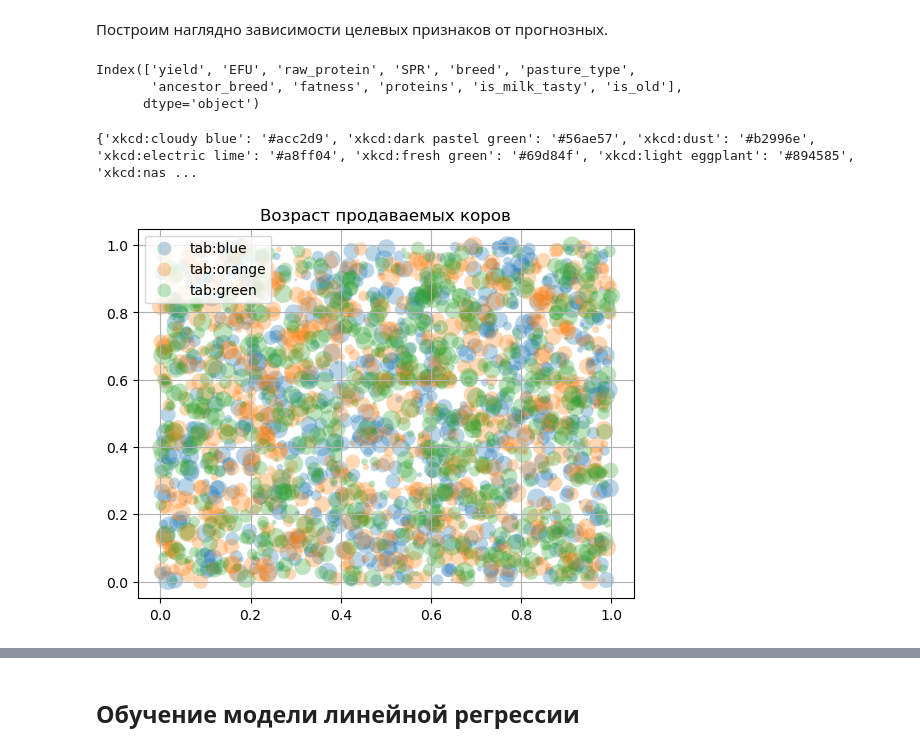
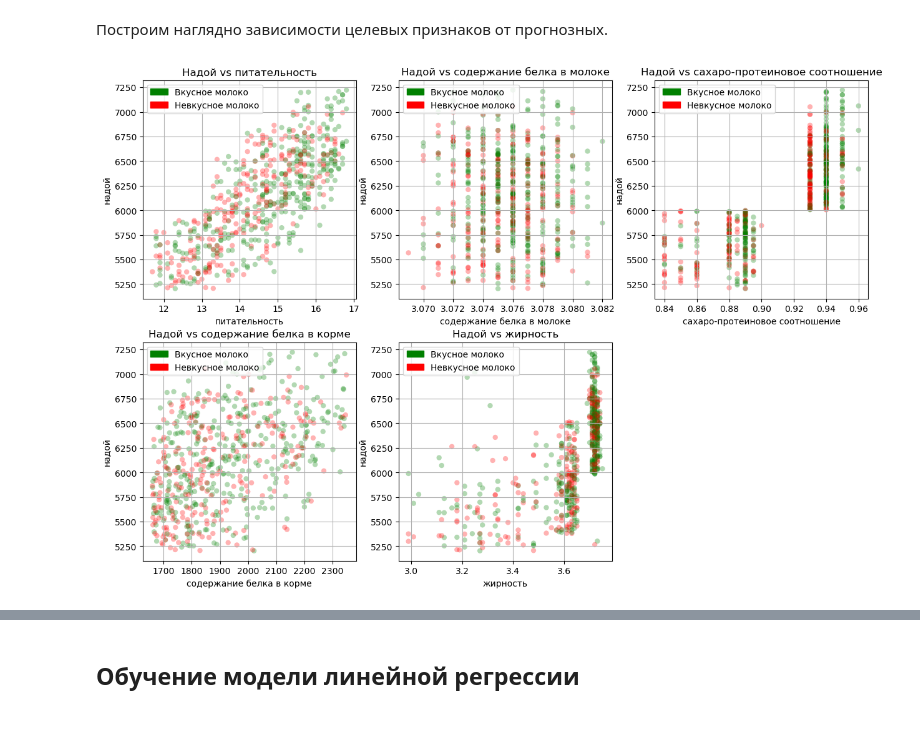
Before and after one commit to EvanderLatine/DS_Practicum, a Jupyter notebook: Ferm_Predictions/research.ipynb, the cells around one changed output, grey strips where cells are left out. Drawn from its saved outputs; the diff is of its cells as text; code cells hidden in the pictures; blank space fills up the shorter version.

Commit message:
feat: add yield scatterplots

```diff
--- a/Ferm_Predictions/research.ipynb
+++ b/Ferm_Predictions/research.ipynb
@@ -753,33 +757,31 @@ plt.show()
 Делаем вывод, что для предсказания вкуса молока можно не использовать признаки, касающиеся породы коровы. Так же полезно рассмотреть типы зависимости для признаков с высокой и средней зависимостью с целевыми и так же построить зависимости выделенных выше прогнозных признаков между собой.
 # %% [markdown]
 Построим наглядно зависимости целевых признаков от прогнозных.
-# %%
-print(phi_k.index)
-# %% [output]
-Index(['yield', 'EFU', 'raw_protein', 'SPR', 'breed', 'pasture_type',
-       'ancestor_breed', 'fatness', 'proteins', 'is_milk_tasty', 'is_old'],
-      dtype='object')
-# %%
-def get_cmap(n, name='hsv'):
-    '''Returns a function that maps each index in 0, 1, ..., n-1 to a distinct
-    RGB color; the keyword argument name must be a standard mpl colormap name.'''
-    return plt.cm.get_cmap(name, n)
-
-print(get_cmap(len(data)))
-# %% [output]
-{'xkcd:cloudy blue': '#acc2d9', 'xkcd:dark pastel green': '#56ae57', 'xkcd:dust': '#b2996e', 'xkcd:electric lime': '#a8ff04', 'xkcd:fresh green': '#69d84f', 'xkcd:light eggplant': '#894585', 'xkcd:nas ...
 # %%
-fig, ax = plt.subplots()
-for color in ['tab:blue', 'tab:orange', 'tab:green']:
-    n = 750
-    x, y = np.random.rand(2, n)
-    scale = 200.0 * np.random.rand(n)
-    ax.scatter(x, y, c=color, s=scale, label=color,
-               alpha=0.3, edgecolors='none')
+fig, ax = plt.subplots(2, 3, figsize=(15, 10))
+features = [
+        ("EFU", "питательность"),
+        ("proteins", "содержание белка в молоке"),
+        ("SPR", "сахаро-протеиновое соотношение"),
+        ("raw_protein", "содержание белка в корме"),
+        ("fatness", "жирность")
+    ]
+for idx, (feature, feature_name) in enumerate(features):
+    color = ["green" if is_milk_tasty else "red" for is_milk_tasty in own_herd["is_milk_tasty"]]
+    x = idx % 3
+    y = idx // 3
+    sct = ax[y, x].scatter(own_herd[feature].to_list(), own_herd["yield"].to_list(), c=color,
+               alpha=0.3, edgecolors="none")
+    ax[y, x].set_title(f"Надой vs {feature_name}")
+    ax[y, x].set(xlabel=feature_name, ylabel="надой")
+    legend_handles = [
+        mpatches.Patch(color="green", label="Вкусное молоко"),
+        mpatches.Patch(color="red",   label="Невкусное молоко"),
+    ]
+    ax[y, x].legend(handles=legend_handles)
+    ax[y, x].grid(True)
+ax[-1, -1].axis('off')
 
-ax.legend()
-ax.grid(True)
-ax.set_title("Возраст продаваемых коров")
 plt.show()
 # %% [output]
-[figure, old version]
+[figure, new version]
```
Also changed, not shown: parts of 8 cells of this notebook.
